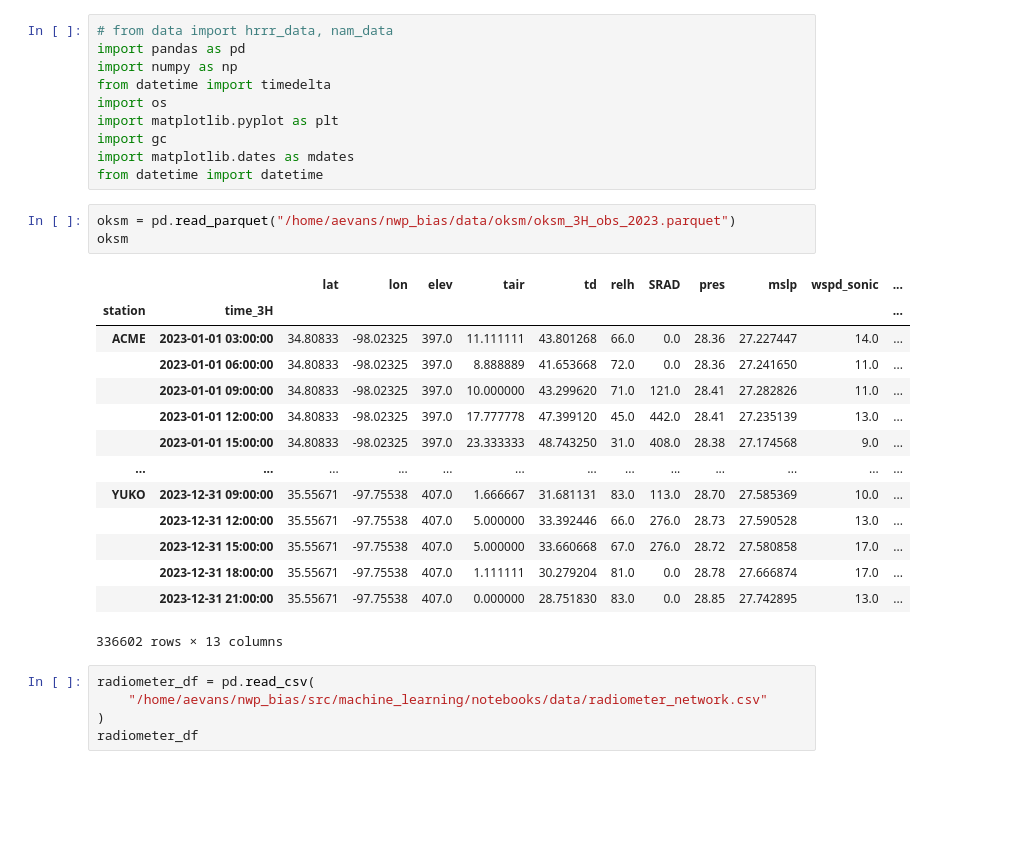
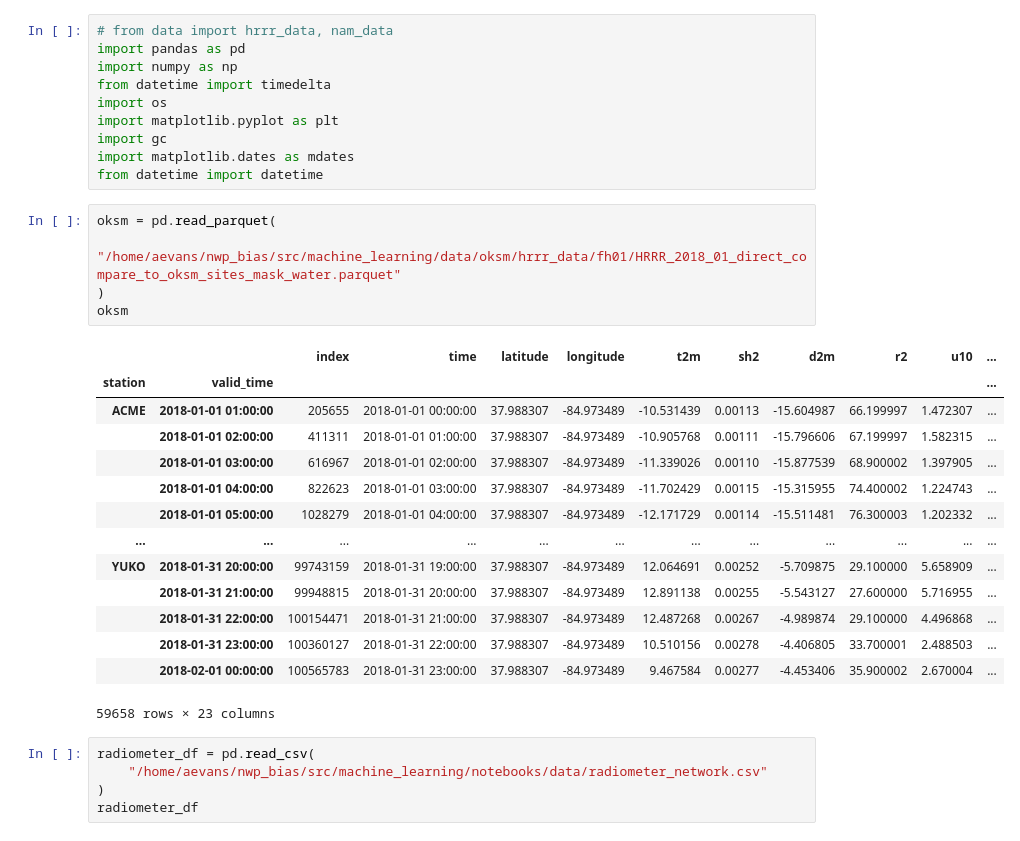
Before and after one commit to shmaronshmevans/nwp_bias, a Jupyter notebook: src/machine_learning/notebooks/scratch.ipynb, the cells around one changed output. Saved outputs shown, nothing was run; the diff lists cells and outputs as text; blank space fills up the shorter version.

Commit message:
fsdp updates and oksm updates

```diff
--- a/src/machine_learning/notebooks/scratch.ipynb
+++ b/src/machine_learning/notebooks/scratch.ipynb
@@ -22,23 +19,25 @@ import gc
 import matplotlib.dates as mdates
 from datetime import datetime
 # %%
-oksm = pd.read_parquet("/home/aevans/nwp_bias/data/oksm/oksm_3H_obs_2023.parquet")
+oksm = pd.read_parquet(
+    "/home/aevans/nwp_bias/src/machine_learning/data/oksm/hrrr_data/fh01/HRRR_2018_01_direct_compare_to_oksm_sites_mask_water.parquet"
+)
 oksm
 # %% [output]
-|  |  | lat | lon | elev | tair | td | relh | SRAD | pres | mslp | wspd_sonic | ... |
-| station | time_3H |  |  |  |  |  |  |  |  |  |  | ... |
-| ACME | 2023-01-01 03:00:00 | 34.80833 | -98.02325 | 397.0 | 11.111111 | 43.801268 | 66.0 | 0.0 | 28.36 | 27.227447 | 14.0 | ... |
-|  | 2023-01-01 06:00:00 | 34.80833 | -98.02325 | 397.0 | 8.888889 | 41.653668 | 72.0 | 0.0 | 28.36 | 27.241650 | 11.0 | ... |
-|  | 2023-01-01 09:00:00 | 34.80833 | -98.02325 | 397.0 | 10.000000 | 43.299620 | 71.0 | 121.0 | 28.41 | 27.282826 | 11.0 | ... |
-|  | 2023-01-01 12:00:00 | 34.80833 | -98.02325 | 397.0 | 17.777778 | 47.399120 | 45.0 | 442.0 | 28.41 | 27.235139 | 13.0 | ... |
-|  | 2023-01-01 15:00:00 | 34.80833 | -98.02325 | 397.0 | 23.333333 | 48.743250 | 31.0 | 408.0 | 28.38 | 27.174568 | 9.0 | ... |
-| ... | ... | ... | ... | ... | ... | ... | ... | ... | ... | ... | ... | ... |
-| YUKO | 2023-12-31 09:00:00 | 35.55671 | -97.75538 | 407.0 | 1.666667 | 31.681131 | 83.0 | 113.0 | 28.70 | 27.585369 | 10.0 | ... |
-|  | 2023-12-31 12:00:00 | 35.55671 | -97.75538 | 407.0 | 5.000000 | 33.392446 | 66.0 | 276.0 | 28.73 | 27.590528 | 13.0 | ... |
-|  | 2023-12-31 15:00:00 | 35.55671 | -97.75538 | 407.0 | 5.000000 | 33.660668 | 67.0 | 276.0 | 28.72 | 27.580858 | 17.0 | ... |
-|  | 2023-12-31 18:00:00 | 35.55671 | -97.75538 | 407.0 | 1.111111 | 30.279204 | 81.0 | 0.0 | 28.78 | 27.666874 | 17.0 | ... |
-|  | 2023-12-31 21:00:00 | 35.55671 | -97.75538 | 407.0 | 0.000000 | 28.751830 | 83.0 | 0.0 | 28.85 | 27.742895 | 13.0 | ... |
+|  |  | index | time | latitude | longitude | t2m | sh2 | d2m | r2 | u10 | ... |
+| station | valid_time |  |  |  |  |  |  |  |  |  | ... |
+| ACME | 2018-01-01 01:00:00 | 205655 | 2018-01-01 00:00:00 | 37.988307 | -84.973489 | -10.531439 | 0.00113 | -15.604987 | 66.199997 | 1.472307 | ... |
+|  | 2018-01-01 02:00:00 | 411311 | 2018-01-01 01:00:00 | 37.988307 | -84.973489 | -10.905768 | 0.00111 | -15.796606 | 67.199997 | 1.582315 | ... |
+|  | 2018-01-01 03:00:00 | 616967 | 2018-01-01 02:00:00 | 37.988307 | -84.973489 | -11.339026 | 0.00110 | -15.877539 | 68.900002 | 1.397905 | ... |
+|  | 2018-01-01 04:00:00 | 822623 | 2018-01-01 03:00:00 | 37.988307 | -84.973489 | -11.702429 | 0.00115 | -15.315955 | 74.400002 | 1.224743 | ... |
+|  | 2018-01-01 05:00:00 | 1028279 | 2018-01-01 04:00:00 | 37.988307 | -84.973489 | -12.171729 | 0.00114 | -15.511481 | 76.300003 | 1.202332 | ... |
+| ... | ... | ... | ... | ... | ... | ... | ... | ... | ... | ... | ... |
+| YUKO | 2018-01-31 20:00:00 | 99743159 | 2018-01-31 19:00:00 | 37.988307 | -84.973489 | 12.064691 | 0.00252 | -5.709875 | 29.100000 | 5.658909 | ... |
+|  | 2018-01-31 21:00:00 | 99948815 | 2018-01-31 20:00:00 | 37.988307 | -84.973489 | 12.891138 | 0.00255 | -5.543127 | 27.600000 | 5.716955 | ... |
+|  | 2018-01-31 22:00:00 | 100154471 | 2018-01-31 21:00:00 | 37.988307 | -84.973489 | 12.487268 | 0.00267 | -4.989874 | 29.100000 | 4.496868 | ... |
+|  | 2018-01-31 23:00:00 | 100360127 | 2018-01-31 22:00:00 | 37.988307 | -84.973489 | 10.510156 | 0.00278 | -4.406805 | 33.700001 | 2.488503 | ... |
+|  | 2018-02-01 00:00:00 | 100565783 | 2018-01-31 23:00:00 | 37.988307 | -84.973489 | 9.467584 | 0.00277 | -4.453406 | 35.900002 | 2.670004 | ... |
-336602 rows × 13 columns
+59658 rows × 23 columns
 # %%
 radiometer_df = pd.read_csv(
     "/home/aevans/nwp_bias/src/machine_learning/notebooks/data/radiometer_network.csv"
```
Also changed, not shown: parts of 1 cell of this notebook, 9 other files.
